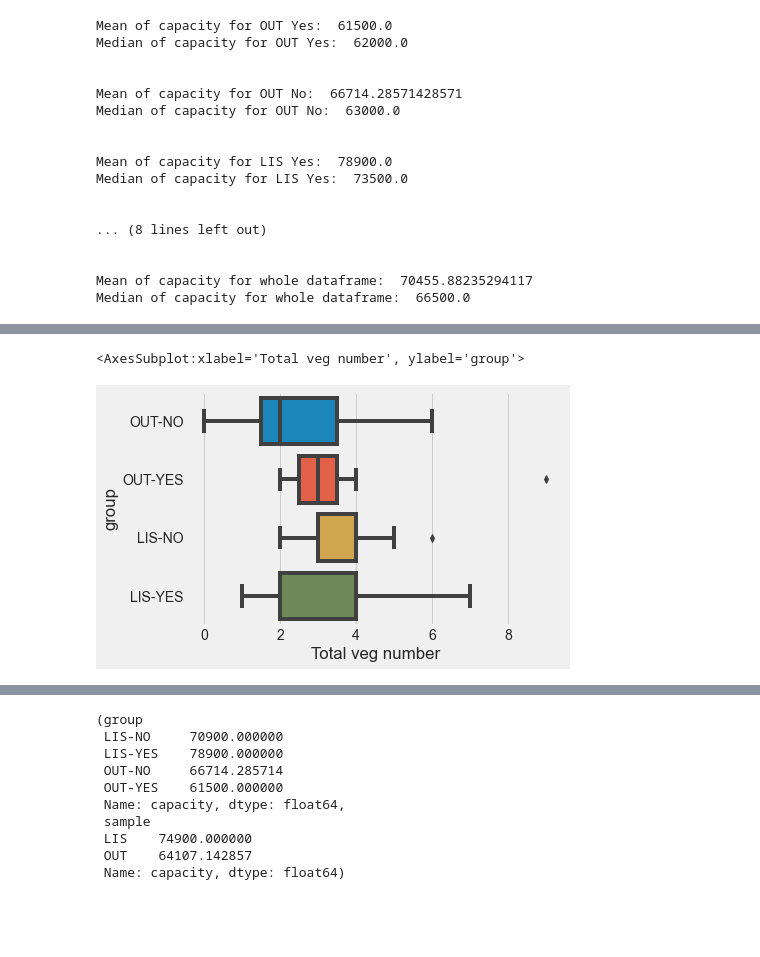
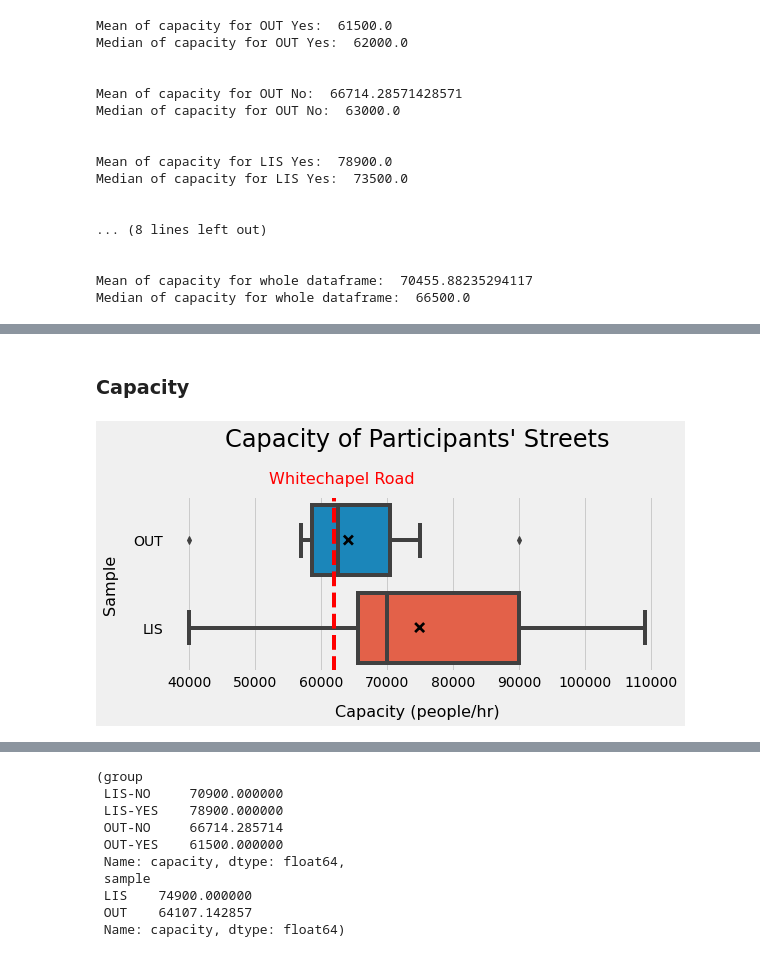
Before and after one commit to TomWFox/2c-Data-Science, a Jupyter notebook: 2c.ipynb, the cells around one changed output, grey strips where cells are left out. Cells and saved outputs as stored; diff of their text form; code cells hidden in the pictures; blank space fills up the shorter version.

```diff
--- a/2c.ipynb
+++ b/2c.ipynb
@@ -528,7 +464,20 @@ sns.boxplot(data=df, x="Trees number", y="group")
-# %%
-df['Total veg number'] = df['Trees number'] + df['Other veg number']
-
-sns.boxplot(data=df, x="Total veg number", y="group")
-# %% [output]
-<AxesSubplot:xlabel='Total veg number', ylabel='group'>
-[figure, removed]
+# %% [markdown]
+### Capacity
+# %%
+#fig, ax = plt.subplots(figsize=(8, 3), facecolor='white')
+fig, ax = plt.subplots(figsize=(8, 3))
+sns.boxplot(data=df, x="capacity", y="sample", ax=ax)
+sns.pointplot(data=df, x="capacity", y="sample", color="black", join=False, markers="x", scale=0.5, ci=None)
+plt.axvline(x=62000, color='red', linestyle='--', label='Whitechapel Road')
+
+plt.xlabel("Capacity (people/hr)", fontsize=16, labelpad=15)
+plt.ylabel("Sample", fontsize=16, labelpad=15)
+plt.title("Capacity of Participants' Streets", fontsize=24, pad=50)
+
+ax.text(0.35, 1.1, "Whitechapel Road", ha='center', va='center', transform=ax.transAxes, fontsize=16, color='red')
+
+#plt.gca().set_facecolor('white')
+
+plt.show()
+# %% [output]
+[figure, added]
```
Also changed, not shown: parts of 111 cells of this notebook, 1 other file.
